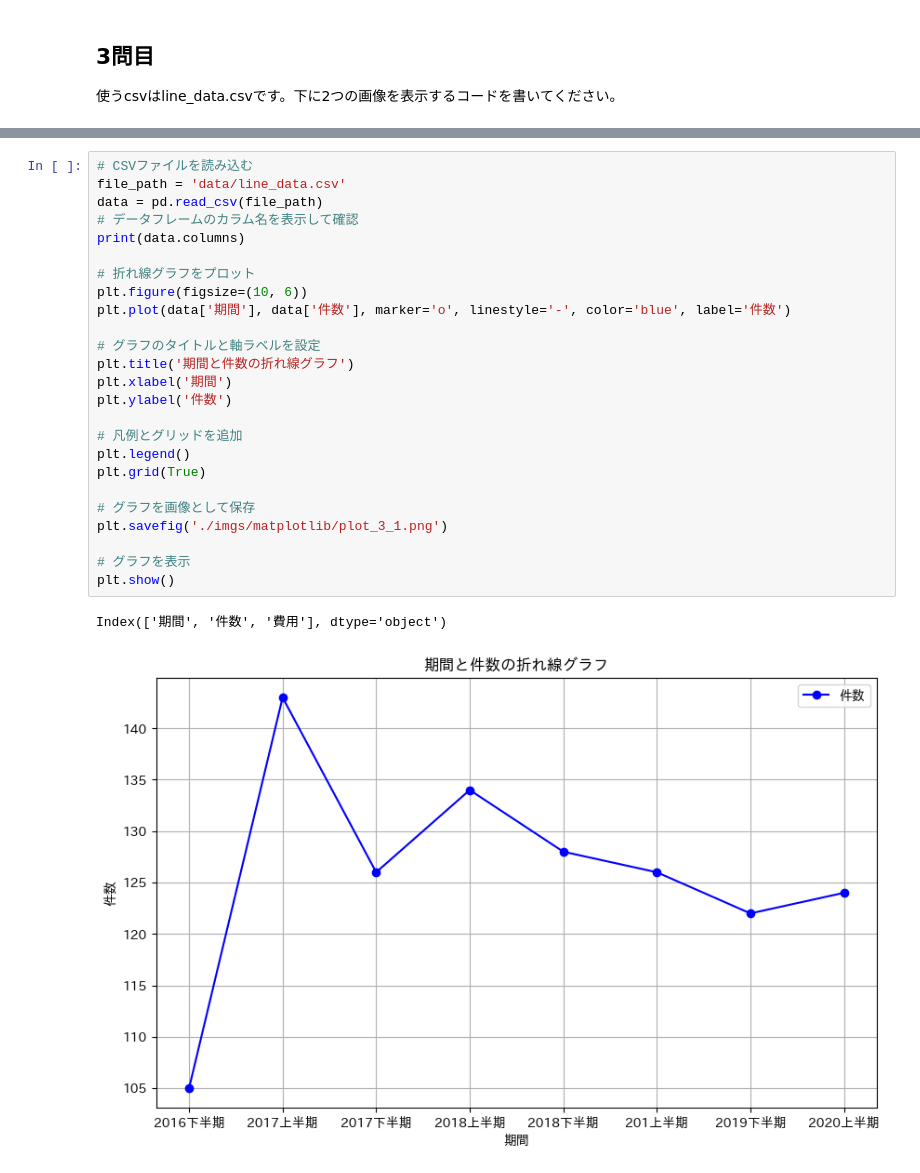
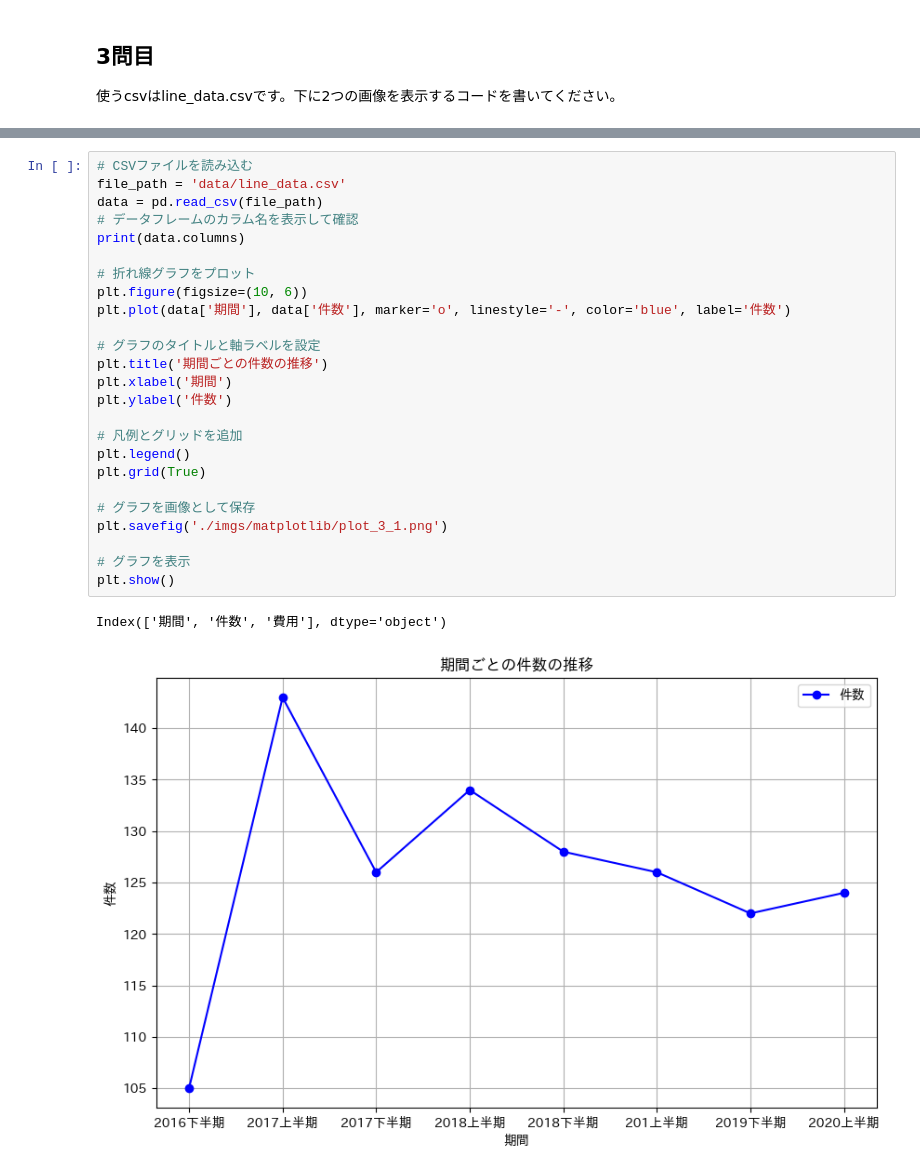
Before and after one commit to LeoMassy/BasicPython, a Jupyter notebook: matplotlib_exercise.ipynb, the cells around one changed output, grey strips where cells are left out. Drawn from its saved outputs; the diff is of its cells as text.

```diff
--- a/matplotlib_exercise.ipynb
+++ b/matplotlib_exercise.ipynb
@@ -73,31 +73,31 @@ Index(['length (cm)', 'width (cm)', 'class'], dtype='object')
 # %%
 # CSVファイルを読み込む
 file_path = 'data/line_data.csv'
 data = pd.read_csv(file_path)
 # データフレームのカラム名を表示して確認
 print(data.columns)
 
 # 折れ線グラフをプロット
 plt.figure(figsize=(10, 6))
 plt.plot(data['期間'], data['件数'], marker='o', linestyle='-', color='blue', label='件数')
 
 # グラフのタイトルと軸ラベルを設定
-plt.title('期間と件数の折れ線グラフ')
+plt.title('期間ごとの件数の推移')
 plt.xlabel('期間')
 plt.ylabel('件数')
 
 # 凡例とグリッドを追加
 plt.legend()
 plt.grid(True)
 
 # グラフを画像として保存
 plt.savefig('./imgs/matplotlib/plot_3_1.png')
 
 # グラフを表示
 plt.show()
 # %% [output]
 Index(['期間', '件数', '費用'], dtype='object')
-[figure, old version]
+[figure, new version]
 # %% [markdown]
 ![問3_2](./imgs/matplotlib/plot_3_2.png)
 # %%
```
Also changed, not shown: parts of 2 cells of this notebook, 3 other files.
